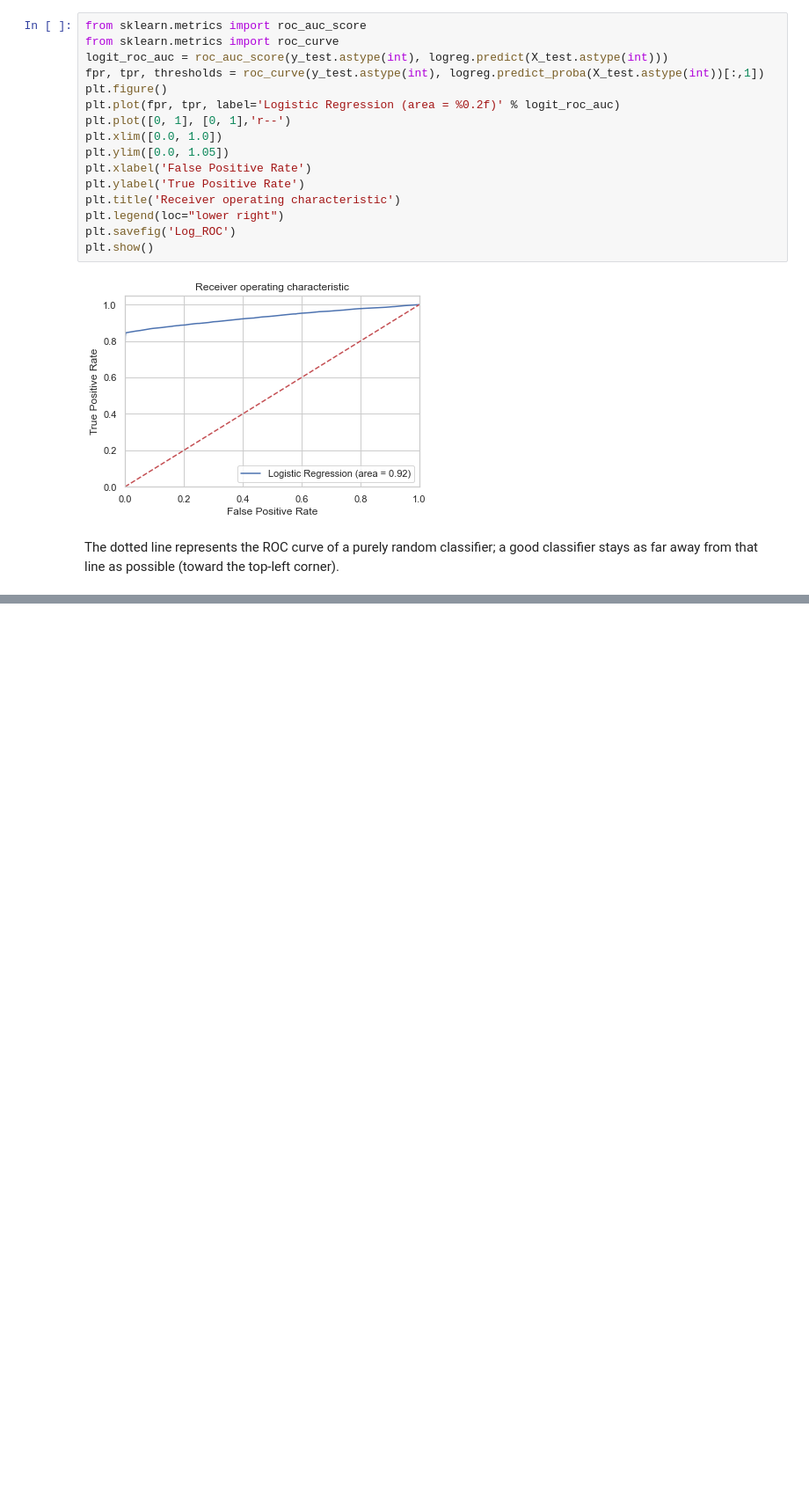
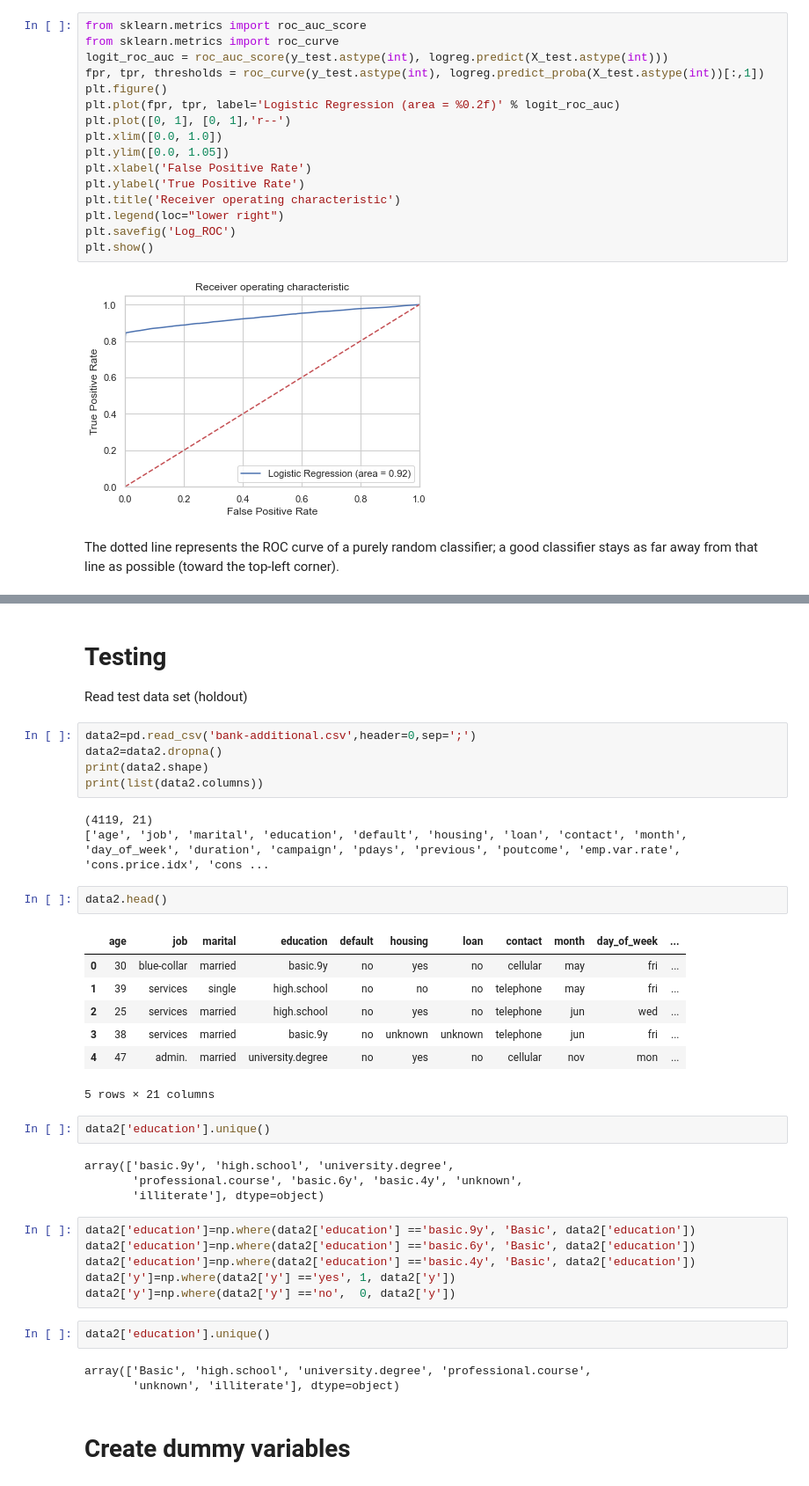
Before and after one commit to edbkei/MO416PROJ3, a Jupyter notebook: Projeto3/Project3.ipynb, the cells around one changed output, grey strips where cells are left out. Shown at 88% size. Drawn from its saved outputs; the diff is of its cells as text; blank space fills up the shorter version.

```diff
--- a/Projeto3/Project3.ipynb
+++ b/Projeto3/Project3.ipynb
@@ -547,0 +561,41 @@ The dotted line represents the ROC curve of a purely random classifier; a good c
+# %% [markdown]
+# Testing
+
+Read test data set (holdout)
+# %%
+data2=pd.read_csv('bank-additional.csv',header=0,sep=';')
+data2=data2.dropna()
+print(data2.shape)
+print(list(data2.columns))
+# %% [output]
+(4119, 21)
+['age', 'job', 'marital', 'education', 'default', 'housing', 'loan', 'contact', 'month', 'day_of_week', 'duration', 'campaign', 'pdays', 'previous', 'poutcome', 'emp.var.rate', 'cons.price.idx', 'cons ...
+# %%
+data2.head()
+# %% [output]
+|  | age | job | marital | education | default | housing | loan | contact | month | day_of_week | ... |
+| 0 | 30 | blue-collar | married | basic.9y | no | yes | no | cellular | may | fri | ... |
+| 1 | 39 | services | single | high.school | no | no | no | telephone | may | fri | ... |
+| 2 | 25 | services | married | high.school | no | yes | no | telephone | jun | wed | ... |
+| 3 | 38 | services | married | basic.9y | no | unknown | unknown | telephone | jun | fri | ... |
+| 4 | 47 | admin. | married | university.degree | no | yes | no | cellular | nov | mon | ... |
+5 rows × 21 columns
+# %%
+data2['education'].unique()
+# %% [output]
+array(['basic.9y', 'high.school', 'university.degree',
+       'professional.course', 'basic.6y', 'basic.4y', 'unknown',
+       'illiterate'], dtype=object)
+# %%
+data2['education']=np.where(data2['education'] =='basic.9y', 'Basic', data2['education'])
+data2['education']=np.where(data2['education'] =='basic.6y', 'Basic', data2['education'])
+data2['education']=np.where(data2['education'] =='basic.4y', 'Basic', data2['education'])
+data2['y']=np.where(data2['y'] =='yes', 1, data2['y'])
+data2['y']=np.where(data2['y'] =='no',  0, data2['y'])
+# %%
+data2['education'].unique()
+# %% [output]
+array(['Basic', 'high.school', 'university.degree', 'professional.course',
+       'unknown', 'illiterate'], dtype=object)
+# %% [markdown]
+# Create dummy variables
```
Also changed, not shown: parts of 19 cells of this notebook.
